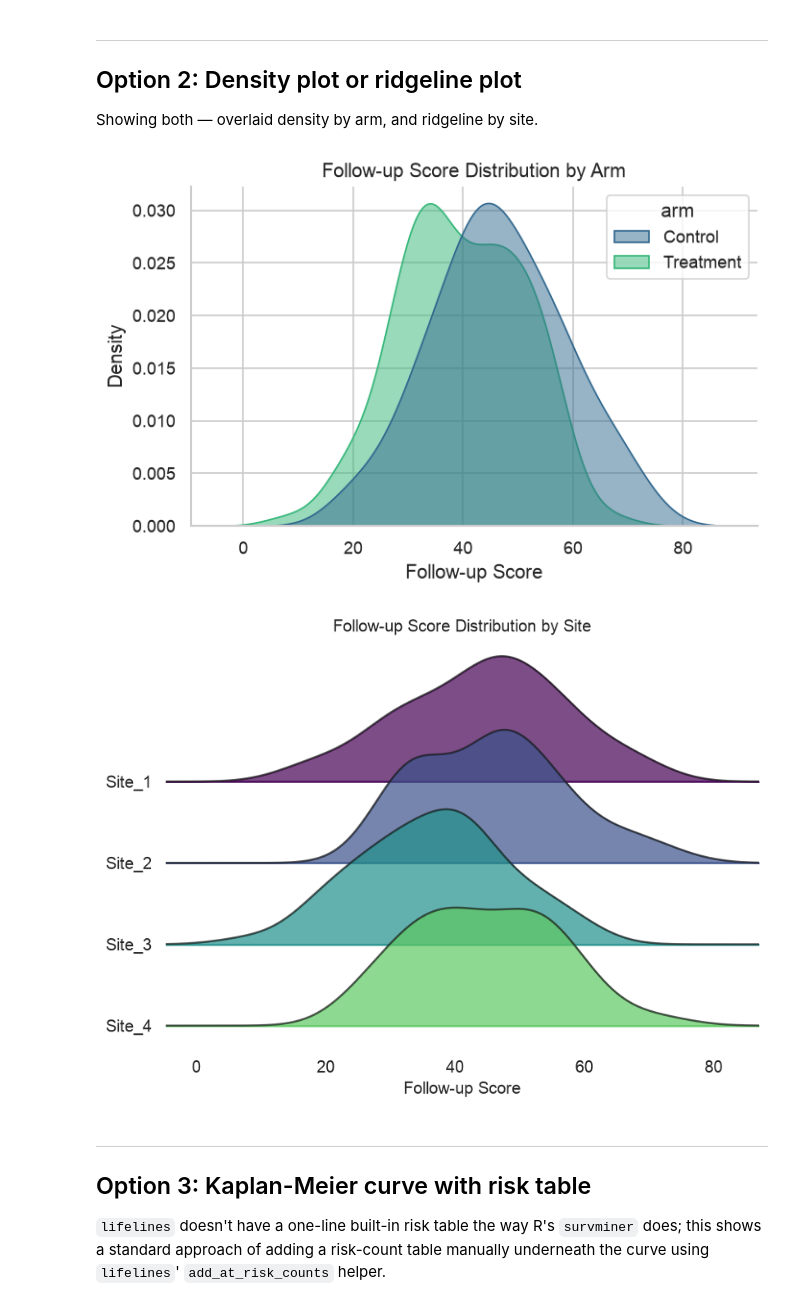
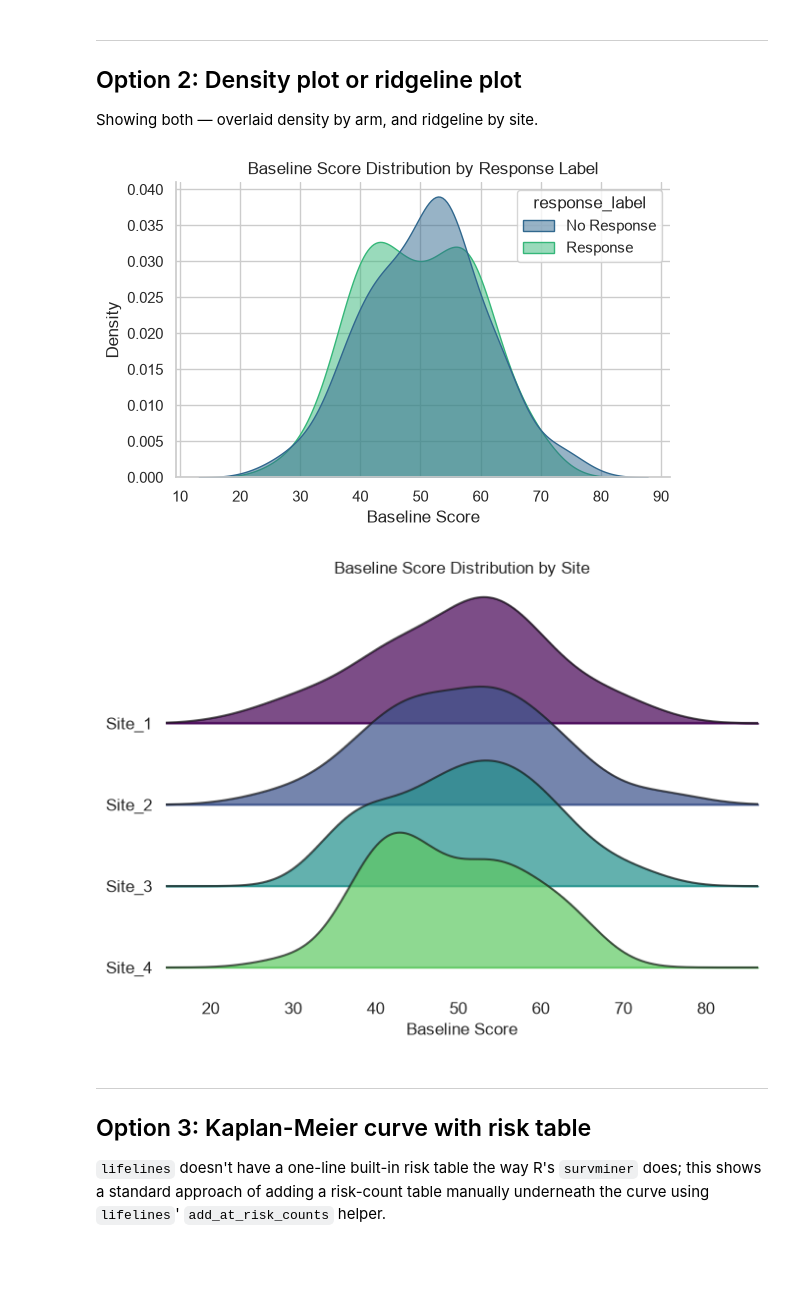
Before and after one commit to niaid/publication-quality-visualization, a Jupyter notebook: Practice Exercise/Python_version/Practice_Solutions_Python.ipynb, the cells around one changed output. Drawn from its saved outputs; the diff is of its cells as text; code cells hidden in the pictures; blank space fills up the shorter version.

```diff
--- a/Practice Exercise/Python_version/Practice_Solutions_Python.ipynb
+++ b/Practice Exercise/Python_version/Practice_Solutions_Python.ipynb
@@ -83,28 +92,28 @@ Baseline Characteristics by Arm
 Showing both — overlaid density by arm, and ridgeline by site.
 # %%
 fig, ax = plt.subplots(figsize=(6, 4))
-sns.kdeplot(data=clinical_py, x="followup_score", hue="arm", fill=True,
+sns.kdeplot(data=clinical_py, x="baseline_score", hue="response_label", fill=True,
             common_norm=False, alpha=0.5, palette="viridis", ax=ax)
-ax.set_xlabel("Follow-up Score")
+ax.set_xlabel("Baseline Score")
 ax.set_ylabel("Density")
-ax.set_title("Follow-up Score Distribution by Arm")
+ax.set_title("Baseline Score Distribution by Response Label")
 sns.despine()
 plt.tight_layout()
 plt.show()
 # %% [output]
-[figure, old version]
+[figure, new version]
 # %%
 import joypy
 
 fig, axes = joypy.joyplot(
-    clinical_py, by="site", column="followup_score",
+    clinical_py, by="site", column="baseline_score",
     colormap=plt.cm.viridis, alpha=0.7, figsize=(7, 5),
-    title="Follow-up Score Distribution by Site"
+    title="Baseline Score Distribution by Site"
 )
-plt.xlabel("Follow-up Score")
+plt.xlabel("Baseline Score")
 plt.show()
 # %% [output]
-[figure, old version]
+[figure, new version]
 # %% [markdown]
 ---
 
```
Also changed, not shown: parts of 9 cells of this notebook, 28 other files.
